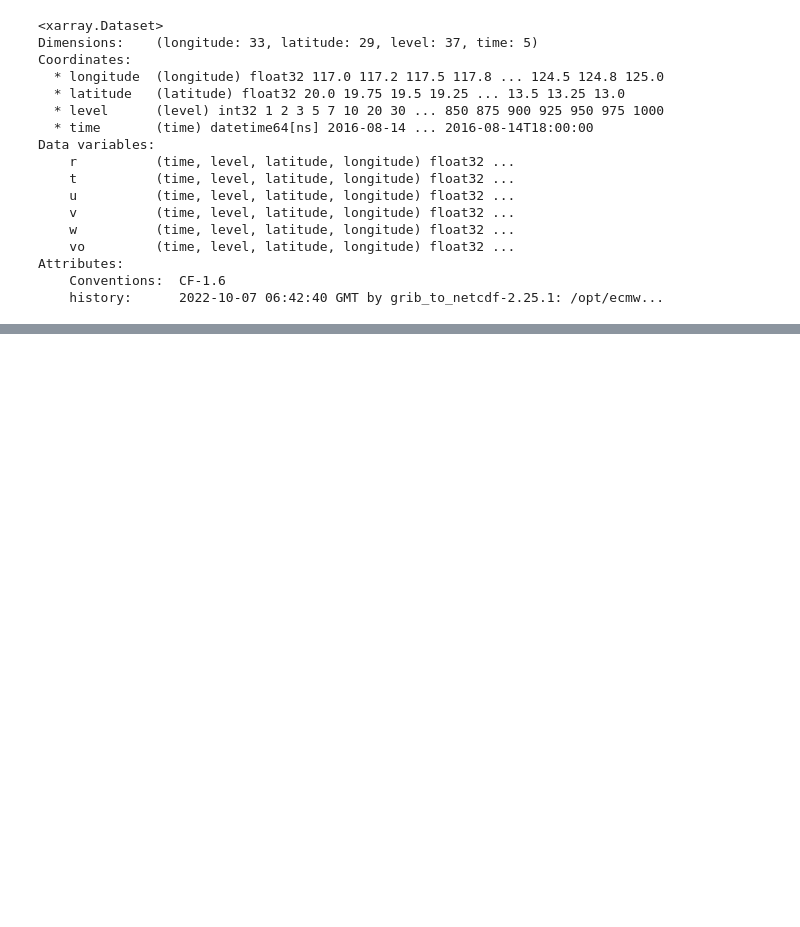
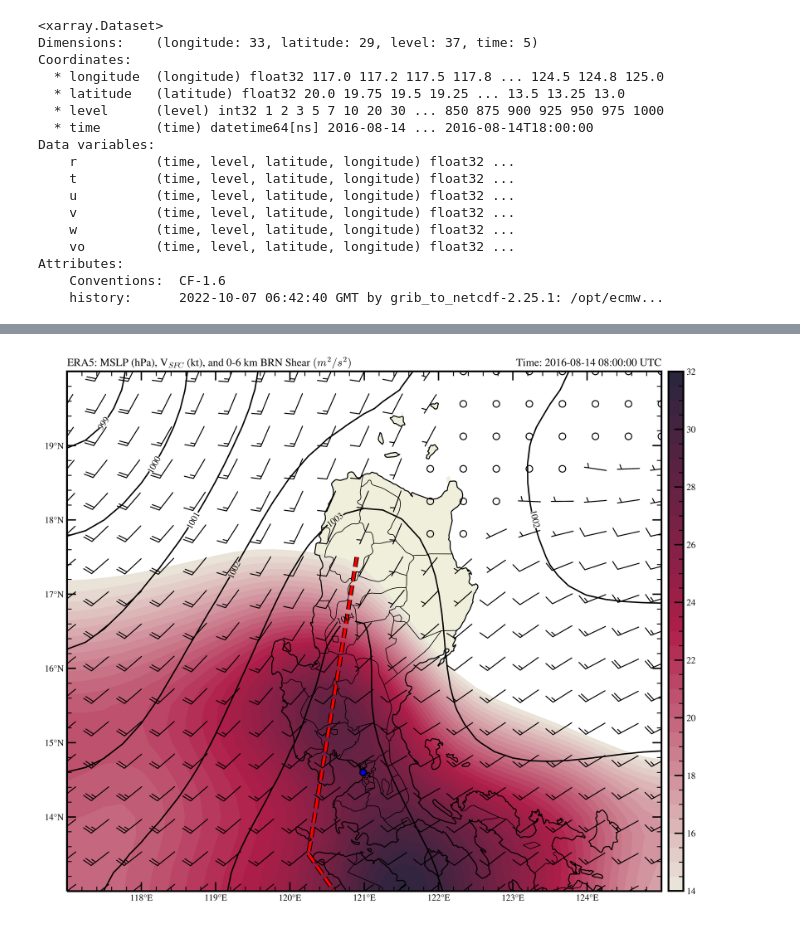
Before and after one commit to AstroCGHA/ERA5-Reanalysis, a Jupyter notebook: MLSP, Winds, BWD Shear.ipynb, the cells around one changed output, grey strips where cells are left out. Cells and saved outputs as stored; diff of their text form; code cells hidden in the pictures; blank space fills up the shorter version.

Commit message:
Python 3.9
[Mesoscale] Data Visualization of MSLP, Surface Winds, and Bulk-Richardson Wind Shear (BRN Shear).

```diff
--- a/MLSP, Winds, BWD Shear.ipynb
+++ b/MLSP, Winds, BWD Shear.ipynb
@@ -217,0 +133,88 @@ plt.show()
+# %%
+# Set up the projection that will be used for plotting
+mapcrs = ccrs.PlateCarree()
+
+# Set up the projection of the data; if lat/lon then PlateCarree is what you want
+datacrs = ccrs.PlateCarree()
+
+# Start the figure and create plot axes with proper projection
+fig = plt.figure(1, figsize=(14, 12))
+ax = plt.subplot(111, projection=datacrs)
+ax.set_extent([117, 125, 13, 20], ccrs.PlateCarree())
+
+# Add geopolitical boundaries for map reference
+states_provinces = cfeature.NaturalEarthFeature(category='cultural', name='admin_1_states_provinces_lines',
+                                                scale='10m', facecolor='none', linewidth=0.75)
+ax.add_feature(states_provinces, edgecolor='k')
+ax.add_feature(cfeature.COASTLINE.with_scale('10m'), linewidth=1.15)
+ax.add_feature(cfeature.STATES.with_scale('50m'))
+ax.add_feature(cfeature.LAND)
+
+# Add BRN Shear contours
+shr_range = np.arange(14, 32.5, 0.5)
+shr = ax.contourf(lons, lats, brn_shear, shr_range, cmap='swift.red_r', transform=datacrs)
+cbar = plt.colorbar(shr, orientation='vertical', pad=0.01, aspect=35, shrink=0.664)
+cbar.ax.minorticks_on()
+cbar.ax.tick_params(which='major', length=10, width=1.5, top=True, right=True, direction='in')
+cbar.ax.tick_params(which='minor', length=5, width=1, top=True, right=True, direction='in')
+
+# Add Surface Winds using U and V-components
+ax.barbs(lons, lats, uwnd_surf.to('kt').m, vwnd_surf.to('kt').m, pivot='middle',
+         color='black', regrid_shape=17, transform=datacrs)
+
+# Plot MSLP Contour
+MSLP_range = np.arange(998, 1005, 1)
+prs = ax.contour(lons, lats, mslph, MSLP_range, colors='k',
+                 transform=datacrs, zorder=1)
+ax.clabel(prs, fmt='%d')
+
+# Create a line(s) that highlights the surface trough
+outline=pe.withStroke(linewidth=5, foreground='k')
+
+point1 = dict(lon=120.90, lat=17.50)
+point2 = dict(lon=120.25, lat=13.50)
+lon_p = [point1['lon'], point2['lon']]
+lat_p = [point1['lat'], point2['lat']]
+ax.plot(lon_p, lat_p, color='red', lw=3, ls='--',
+        path_effects=[outline, pe.Normal()], transform=ccrs.Geodetic())
+
+point3 = dict(lon=120.25, lat=13.50)
+point4 = dict(lon=122.40, lat=10.40)
+lon_p1 = [point3['lon'], point4['lon']]
+lat_p1 = [point3['lat'], point4['lat']]
+ax.plot(lon_p1, lat_p1, color='red', lw=3, ls='--',
+        path_effects=[outline, pe.Normal()], transform=ccrs.Geodetic())
+
+# Make some nice titles for the plot (one right, one left)
+ax.set_title('ERA5: MSLP (hPa), V$_{SFC}$ (kt), and 0-6 km BRN Shear $(m^{2}/s^{2})$', loc='left')
+ax.set_title('Time: {} UTC'.format(vtime), loc='right')
+
+# Add marker of Manila, NCR via its lats and lons
+manila_lon, manila_lat = 120.9842, 14.5995
+ax.plot(manila_lon, manila_lat, color='blue', markersize=7,
+        markeredgewidth=1.5, markeredgecolor='k', marker='o', transform=datacrs)
+
+# Set X and Y-ticks for Latitude and Longitude Coordinates
+ax.set_yticks(lats, 5, crs=ccrs.PlateCarree())
+ax.set_xticks(lons, 5, crs=ccrs.PlateCarree())
+lat_formatter = cticker.LatitudeFormatter()
+long_formatter = cticker.LongitudeFormatter()
+ax.yaxis.set_major_formatter(lat_formatter)
+ax.xaxis.set_major_formatter(long_formatter)
+ax.set_xticks(ax.get_xticks()[1:8]) #Hide end points of longitude tickmarks
+ax.set_yticks(ax.get_yticks()[1:7]) #Hide end points of latitude tickmarks
+ax.minorticks_on()
+ax.tick_params(which='major', length=10, width=1.5, top=True, right=True, direction='in')
+ax.tick_params(which='minor', length=5, width=1, top=True, right=True, direction='in')
+
+# Adjust image and show
+plt.subplots_adjust(bottom=0, top=1)
+plt.rcParams['axes.linewidth'] = 2
+plt.rcParams['figure.dpi'] = 500
+plt.rcParams['figure.facecolor'] = 'white'
+plt.rcParams['mathtext.fontset'] = 'cm'
+plt.rcParams['font.family'] = 'STIXGeneral'
+plt.savefig('MLSP, Zsurf, BRN Shear.jpg', bbox_inches="tight")
+plt.show()
+# %% [output]
+[figure, added]
```
Also changed, not shown: parts of 3 cells of this notebook.
